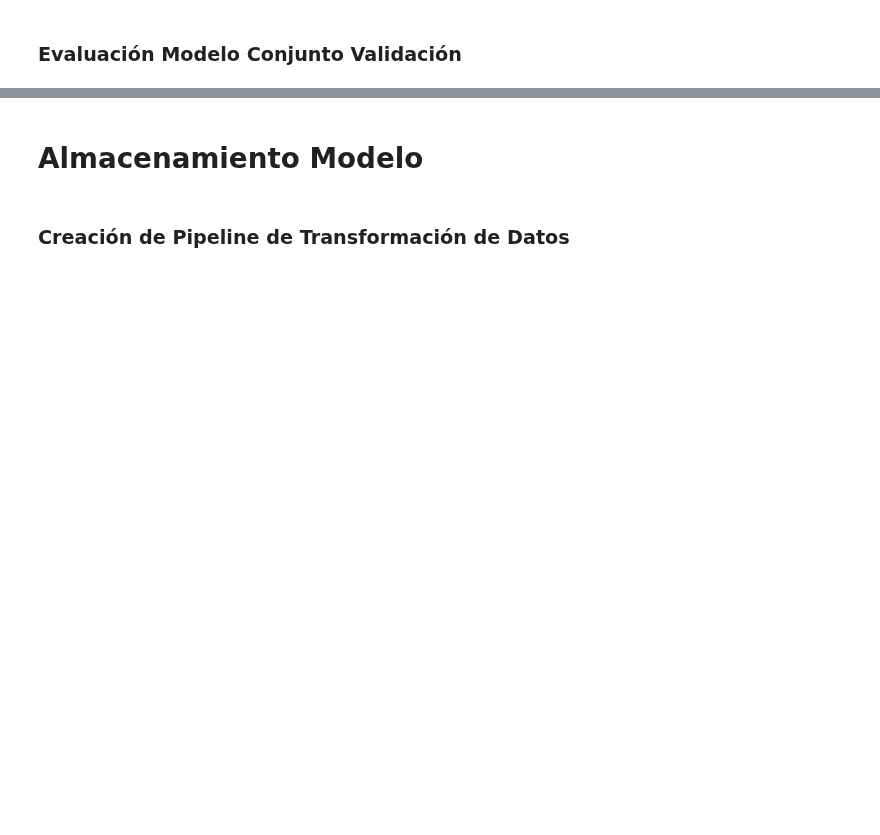
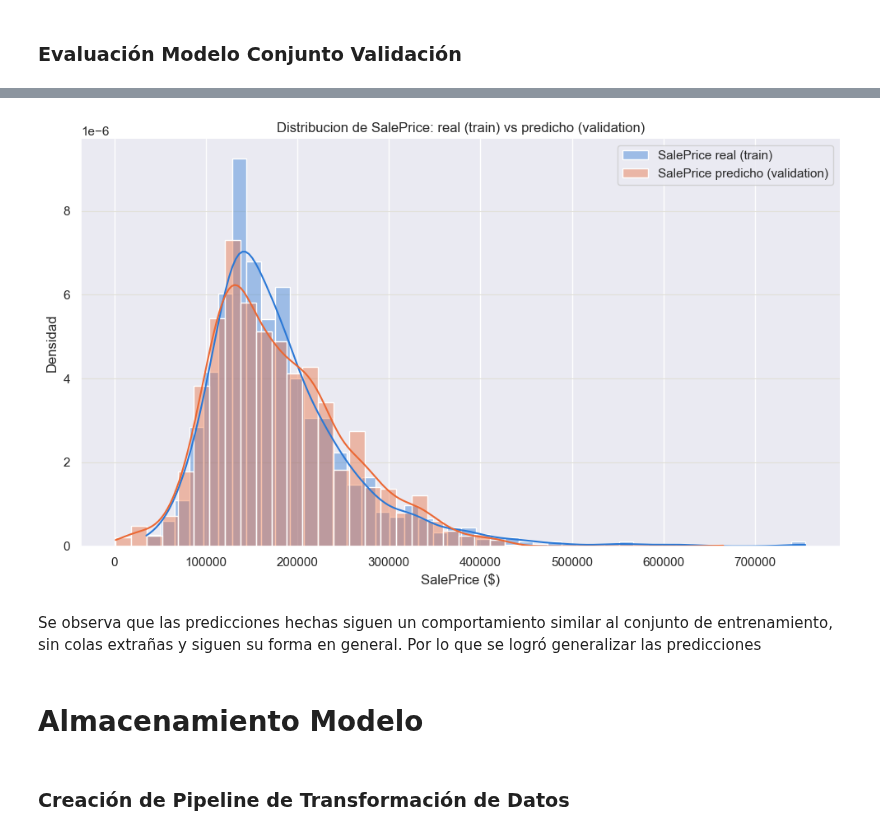
Before and after one commit to laurabg15/Exploraci-nInicial-, a Jupyter notebook: InitialExploration_Dataset.ipynb, the cells around one changed output, grey strips where cells are left out. Cells and saved outputs as stored; diff of their text form; code cells hidden in the pictures; blank space fills up the shorter version.

Commit message:
Se realiza la validación final y se almacena el modelo

```diff
--- a/InitialExploration_Dataset.ipynb
+++ b/InitialExploration_Dataset.ipynb
@@ -902,0 +980,19 @@ Competición de modelos
+# %%
+X_validation = validation_df_cleaned[X_train.columns]
+
+modelo_final = LinearRegression()
+modelo_final.fit(X_train, y_train)
+
+predicciones_validation = modelo_final.predict(X_validation)
+
+validation_ids_filtrado = validation_ids.loc[validation_df_cleaned.index]
+
+submission = pd.DataFrame({
+    "Id": validation_ids_filtrado,
+    "SalePrice": predicciones_validation
+})
+
+
+
+
+submission.head()
@@ -903,3 +1006,41 @@ Competición de modelos
+# %%
+import matplotlib.pyplot as plt
+import seaborn as sns
+
+fig, ax = plt.subplots(figsize=(10, 6))
+
+sns.histplot(
+    train_df_cleaned["SalePrice"],
+    color="#2a78d6",
+    label="SalePrice real (train)",
+    kde=True,
+    stat="density",
+    alpha=0.4,
+    ax=ax,
+)
+sns.histplot(
+    submission["SalePrice"],
+    color="#eb6834",
+    label="SalePrice predicho (validation)",
+    kde=True,
+    stat="density",
+    alpha=0.4,
+    ax=ax,
+)
+
+ax.set_title("Distribucion de SalePrice: real (train) vs predicho (validation)")
+ax.set_xlabel("SalePrice ($)")
+ax.set_ylabel("Densidad")
+ax.legend()
+ax.grid(axis="y", color="#e1e0d9", linewidth=0.8)
+ax.spines[["top", "right"]].set_visible(False)
+
+plt.tight_layout()
+plt.show()
+# %% [output]
+[figure, added]
+# %% [markdown]
+Se observa que las predicciones hechas siguen un comportamiento similar al conjunto de entrenamiento, sin colas extrañas y siguen su forma en general. Por lo que se logró generalizar las predicciones
 # %% [markdown]
 # Almacenamiento Modelo
 # %% [markdown]
```
Also changed, not shown: parts of 14 cells of this notebook, 2 other files.
